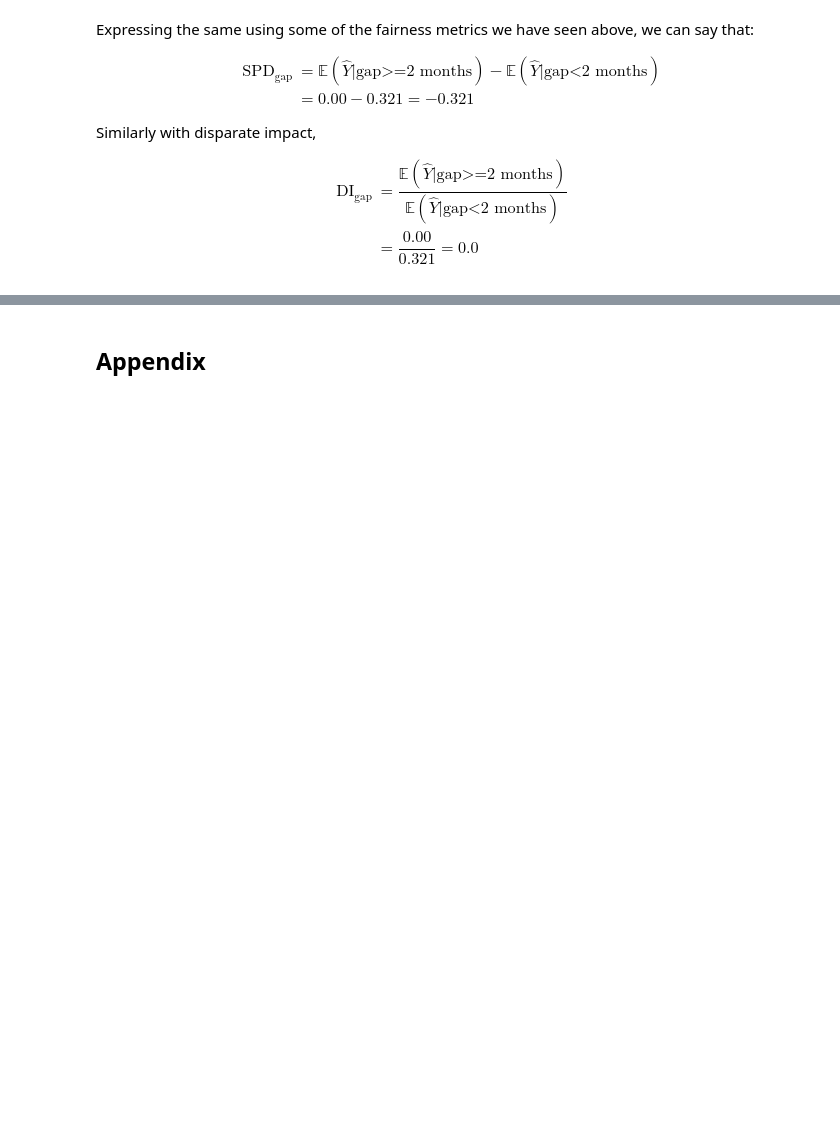
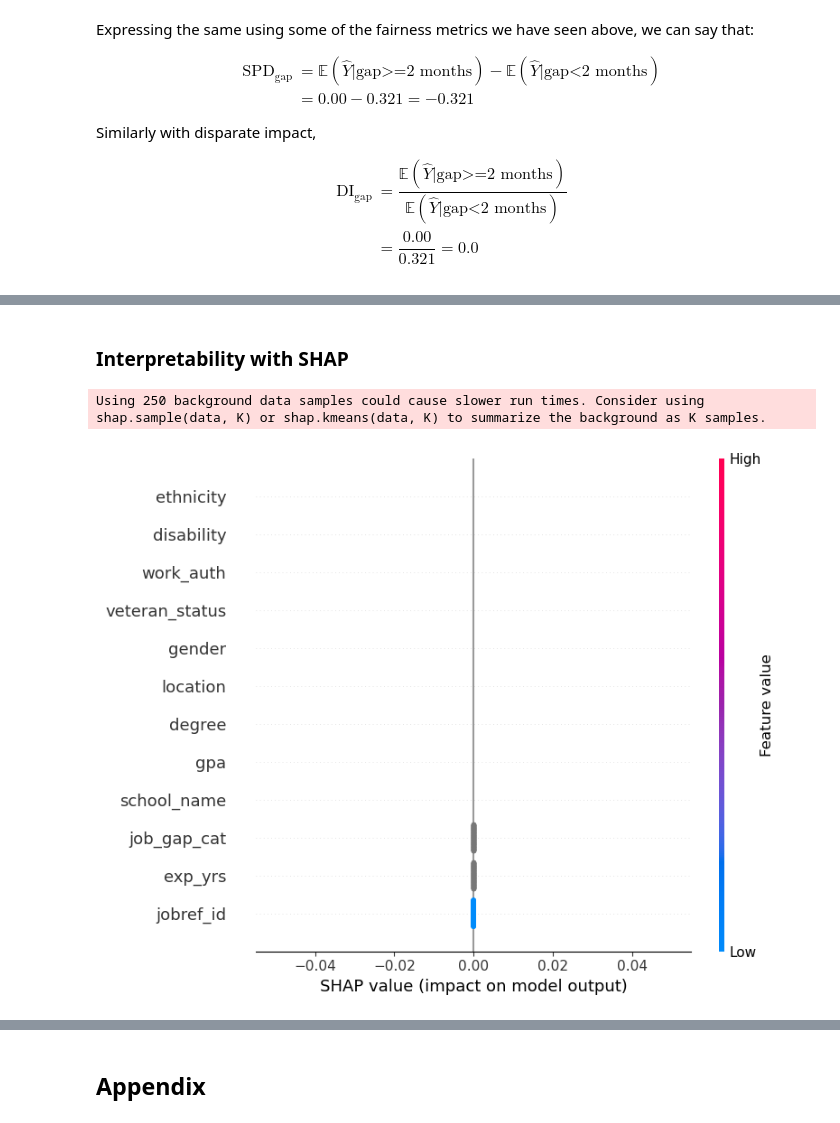
Before and after one commit to leehengpan/csci1951z-audit-analysis, a Jupyter notebook: audit-analysis.ipynb, the cells around one changed output, grey strips where cells are left out. Saved outputs shown, nothing was run; the diff lists cells and outputs as text; code cells hidden in the pictures; blank space fills up the shorter version.

Commit message:
Completed resume scorer SHAP

```diff
--- a/audit-analysis.ipynb
+++ b/audit-analysis.ipynb
@@ -291,0 +372,36 @@ plt.show()
+# %% [markdown]
+### Interpretability with SHAP
+# %%
+rs_input_df = dedup_df[['jobref_id', 'school_name', 'gpa', 'degree', 'location', 'gender',
+                        'veteran_status', 'work_auth', 'disability', 'ethnicity', 'exp_yrs', 'job_gap_cat']].copy()
+
+ce_input_df = dedup_df[['jobref_id', 'school_name', 'gpa', 'degree', 'location', 'gender',
+                        'veteran_status', 'work_auth', 'disability', 'ethnicity', 'exp_yrs',
+                        'job_gap_cat','mean_resume_score']].copy()
+
+def resume_scorer(input_):
+    input_df = pd.DataFrame(data = input_,
+                            columns=rs_input_df.columns)
+    response_df = pd.merge(left=dedup_df, right=input_df, left_index=True, right_index=True, how='right')
+    return response_df['mean_resume_score'].values
+
+def candidate_evaluator(input_):
+    input_df = pd.DataFrame(data = input_,
+                            columns=ce_input_df.columns)
+    response_df = pd.merge(left=dedup_df, right=input_df, left_index=True, right_index=True, how='right')
+    return response_df['mean_selection_rate'].values+10**-8
+# %%
+import warnings
+warnings.filterwarnings('ignore')
+
+
+sample_start = 0
+sample_end = 250
+
+rs_explainer = shap.KernelExplainer(resume_scorer, rs_input_df.iloc[sample_start:sample_end])
+rs_shap_values = rs_explainer(shap.sample(rs_input_df.iloc[sample_start:sample_end]))
+shap.summary_plot(rs_shap_values, show=False)
+plt.savefig('plots/rs-shap.png', dpi=300)
+# %% [output]
+Using 250 background data samples could cause slower run times. Consider using shap.sample(data, K) or shap.kmeans(data, K) to summarize the background as K samples.
+[figure, added]
```
Also changed, not shown: parts of 20 cells of this notebook, 2 other files.
